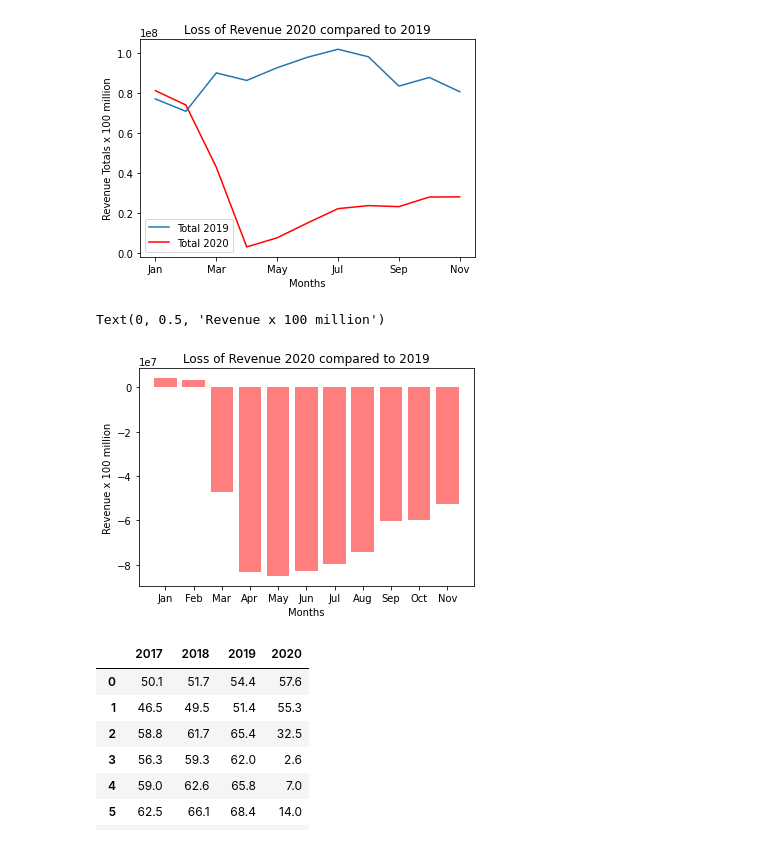
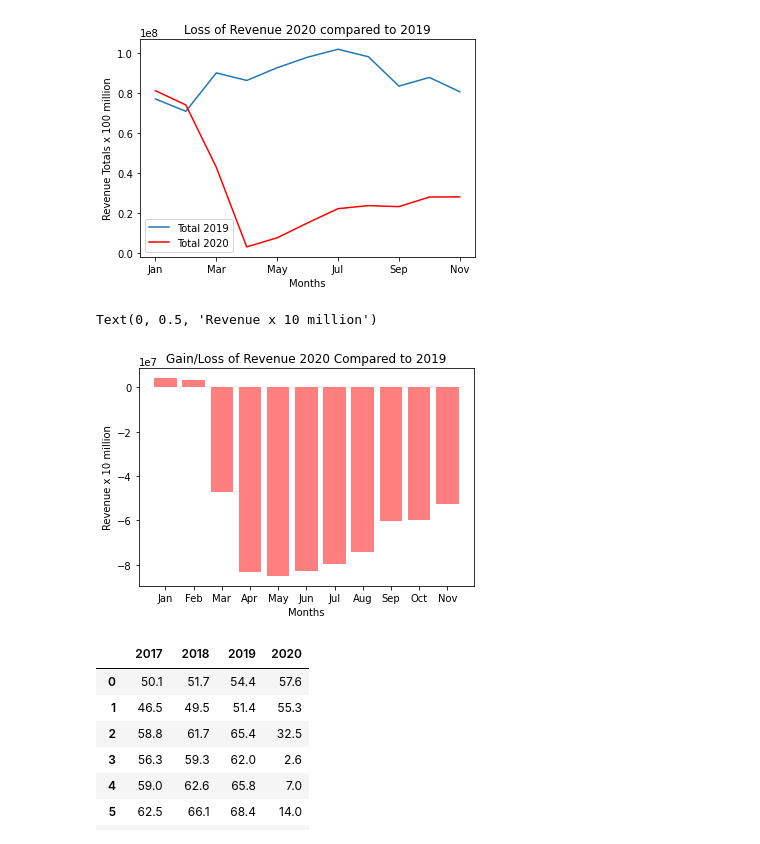
Before and after one commit to paulpreetam/Project1, a Jupyter notebook: Question 3-Revenue Passenger Miles.ipynb, the cells around one changed output. Cells and saved outputs as stored; diff of their text form; code cells hidden in the pictures.

Commit message:
updated chart title

```diff
--- a/Question 3-Revenue Passenger Miles.ipynb
+++ b/Question 3-Revenue Passenger Miles.ipynb
@@ -153,15 +152,15 @@ plt.show()
 # %%
 # using a bar chart, show the difference in revenue between the two years
 users = revenue_totals["Difference"]
 x_axis = x_axis_2020
 plt.bar(x_axis, users, color='r', alpha=0.5, align="center")
 
 plt.title("Gain/Loss of Revenue 2020 Compared to 2019")
 plt.xlabel("Months")
-plt.ylabel("Revenue x 100 million")
+plt.ylabel("Revenue x 10 million")
 # %% [output]
-Text(0, 0.5, 'Revenue x 100 million')
+Text(0, 0.5, 'Revenue x 10 million')
-[figure, old version]
+[figure, new version]
 # %%
 domestic_revenue = domestic_revenue[["2017", "2018", "2019", "2020"]]
 domestic_revenue.dropna()
```
Also changed, not shown: parts of 1 cell of this notebook.
